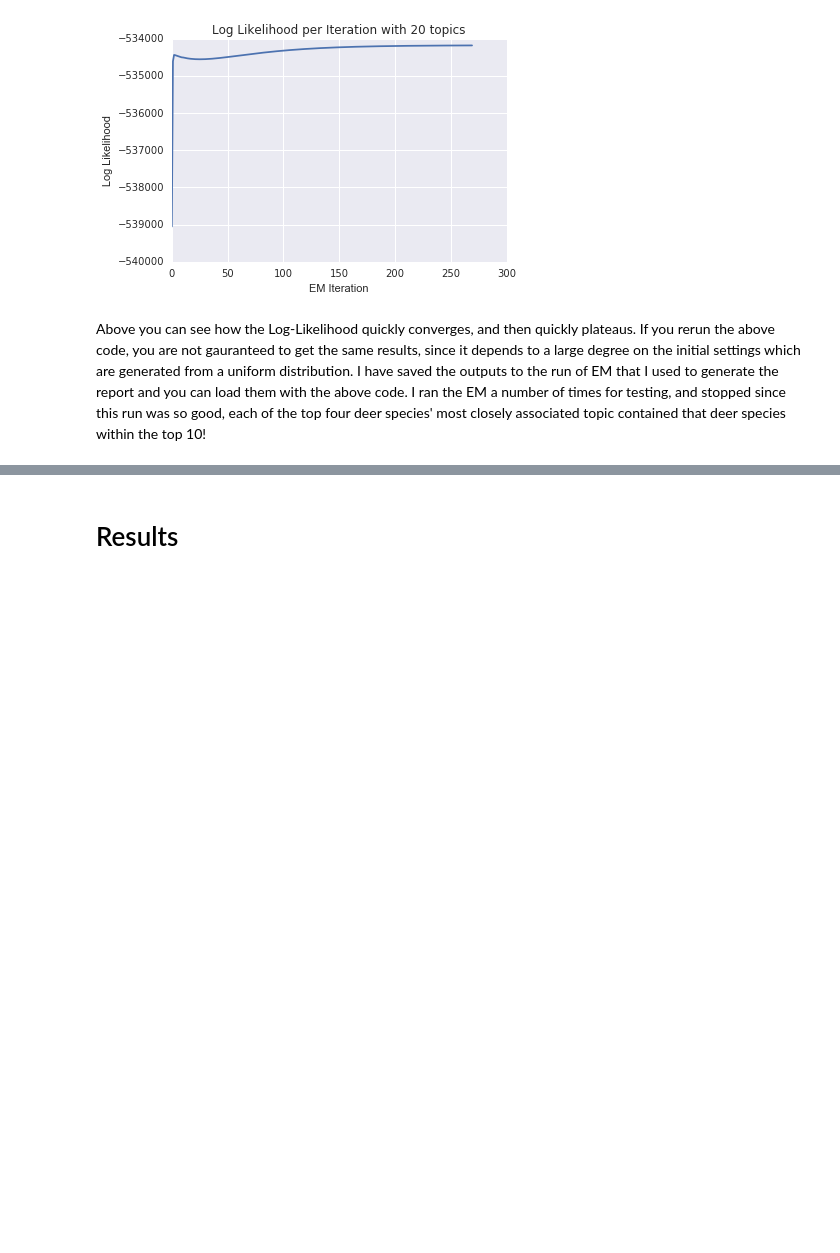
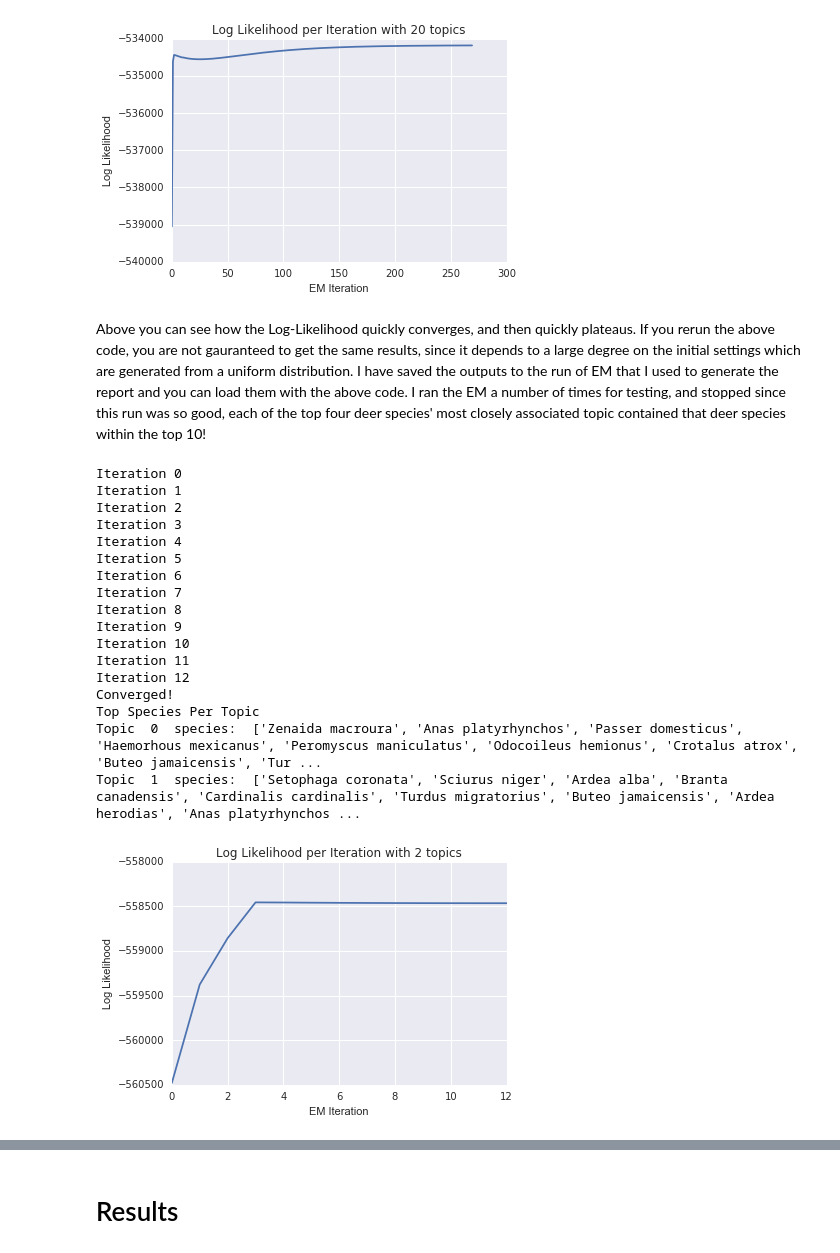
Before and after one commit to averyfaller/AM207Project, a Jupyter notebook: EM.ipynb, the cells around one changed output, grey strips where cells are left out. Saved outputs shown, nothing was run; the diff lists cells and outputs as text; code cells hidden in the pictures; blank space fills up the shorter version.

```diff
--- a/EM.ipynb
+++ b/EM.ipynb
@@ -358,3 +335,25 @@ Topic  19  species:  ['Turdus migratorius', 'Chrysemys picta', 'Passerella unala
 #np.save('Data/em_Theta', emclassifier.theta)
 # %% [markdown]
 Above you can see how the Log-Likelihood quickly converges, and then quickly plateaus.  If you rerun the above code, you are not gauranteed to get the same results, since it depends to a large degree on the initial settings which are generated from a uniform distribution.  I have saved the outputs to the run of EM that I used to generate the report and you can load them with the above code.  I ran the EM a number of times for testing, and stopped since this run was so good, each of the top four deer species' most closely associated topic contained that deer species within the top 10!
+# %%
+# 2 Topics
+emc2 = EMClassifier(species_lookup_dict=species_lookup_dict, data=np.matrix(grid_species_counts), num_topics=2)
+# %% [output]
+Iteration 0
+Iteration 1
+Iteration 2
+Iteration 3
+Iteration 4
+Iteration 5
+Iteration 6
+Iteration 7
+Iteration 8
+Iteration 9
+Iteration 10
+Iteration 11
+Iteration 12
+Converged!
+Top Species Per Topic
+Topic  0  species:  ['Zenaida macroura', 'Anas platyrhynchos', 'Passer domesticus', 'Haemorhous mexicanus', 'Peromyscus maniculatus', 'Odocoileus hemionus', 'Crotalus atrox', 'Buteo jamaicensis', 'Tur ...
+Topic  1  species:  ['Setophaga coronata', 'Sciurus niger', 'Ardea alba', 'Branta canadensis', 'Cardinalis cardinalis', 'Turdus migratorius', 'Buteo jamaicensis', 'Ardea herodias', 'Anas platyrhynchos ...
+[figure, added]
```
Also changed, not shown: parts of 19 cells of this notebook, 11 other files.
